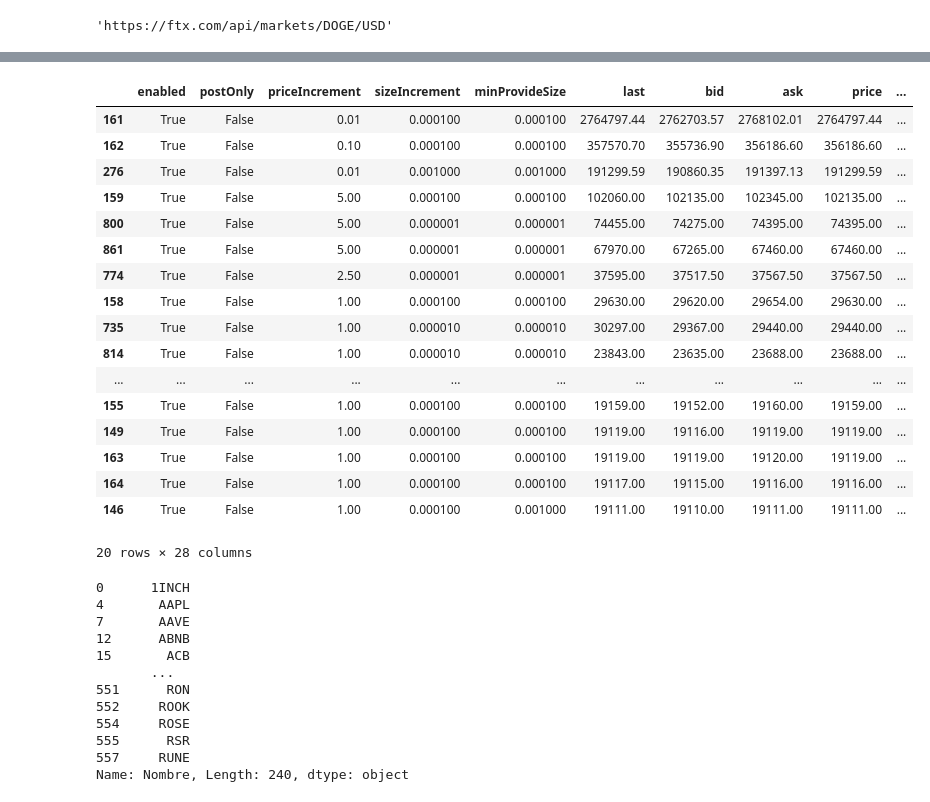
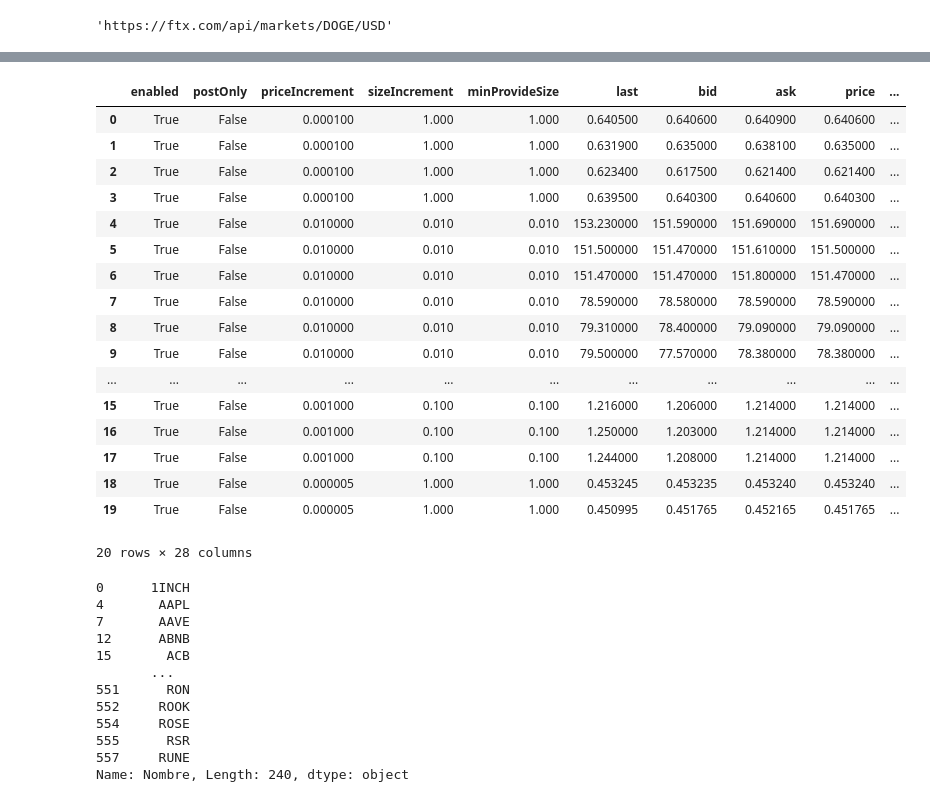
Before and after one commit to Brakions/Streamlit-PI03, a Jupyter notebook: test.ipynb, the cells around one changed output, grey strips where cells are left out. Drawn from its saved outputs; the diff is of its cells as text; code cells hidden in the pictures.

```diff
--- a/test.ipynb
+++ b/test.ipynb
@@ -81,24 +81,24 @@ df.sort_values(by=["price"],ascending=False).head()
 5 rows × 28 columns
 # %%
-df.sort_values(by=["price"],ascending=False).drop_duplicates().head(20)
+df.head(20)
 # %% [output]
 |  | enabled | postOnly | priceIncrement | sizeIncrement | minProvideSize | last | bid | ask | price | ... |
-| 161 | True | False | 0.01 | 0.000100 | 0.000100 | 2764797.44 | 2762703.57 | 2768102.01 | 2764797.44 | ... |
-| 162 | True | False | 0.10 | 0.000100 | 0.000100 | 357570.70 | 355736.90 | 356186.60 | 356186.60 | ... |
-| 276 | True | False | 0.01 | 0.001000 | 0.001000 | 191299.59 | 190860.35 | 191397.13 | 191299.59 | ... |
-| 159 | True | False | 5.00 | 0.000100 | 0.000100 | 102060.00 | 102135.00 | 102345.00 | 102135.00 | ... |
-| 800 | True | False | 5.00 | 0.000001 | 0.000001 | 74455.00 | 74275.00 | 74395.00 | 74395.00 | ... |
-| 861 | True | False | 5.00 | 0.000001 | 0.000001 | 67970.00 | 67265.00 | 67460.00 | 67460.00 | ... |
-| 774 | True | False | 2.50 | 0.000001 | 0.000001 | 37595.00 | 37517.50 | 37567.50 | 37567.50 | ... |
-| 158 | True | False | 1.00 | 0.000100 | 0.000100 | 29630.00 | 29620.00 | 29654.00 | 29630.00 | ... |
-| 735 | True | False | 1.00 | 0.000010 | 0.000010 | 30297.00 | 29367.00 | 29440.00 | 29440.00 | ... |
-| 814 | True | False | 1.00 | 0.000010 | 0.000010 | 23843.00 | 23635.00 | 23688.00 | 23688.00 | ... |
+| 0 | True | False | 0.000100 | 1.000 | 1.000 | 0.640500 | 0.640600 | 0.640900 | 0.640600 | ... |
+| 1 | True | False | 0.000100 | 1.000 | 1.000 | 0.631900 | 0.635000 | 0.638100 | 0.635000 | ... |
+| 2 | True | False | 0.000100 | 1.000 | 1.000 | 0.623400 | 0.617500 | 0.621400 | 0.621400 | ... |
+| 3 | True | False | 0.000100 | 1.000 | 1.000 | 0.639500 | 0.640300 | 0.640600 | 0.640300 | ... |
+| 4 | True | False | 0.010000 | 0.010 | 0.010 | 153.230000 | 151.590000 | 151.690000 | 151.690000 | ... |
+| 5 | True | False | 0.010000 | 0.010 | 0.010 | 151.500000 | 151.470000 | 151.610000 | 151.500000 | ... |
+| 6 | True | False | 0.010000 | 0.010 | 0.010 | 151.470000 | 151.470000 | 151.800000 | 151.470000 | ... |
+| 7 | True | False | 0.010000 | 0.010 | 0.010 | 78.590000 | 78.580000 | 78.590000 | 78.590000 | ... |
+| 8 | True | False | 0.010000 | 0.010 | 0.010 | 79.310000 | 78.400000 | 79.090000 | 79.090000 | ... |
+| 9 | True | False | 0.010000 | 0.010 | 0.010 | 79.500000 | 77.570000 | 78.380000 | 78.380000 | ... |
 | ... | ... | ... | ... | ... | ... | ... | ... | ... | ... | ... |
-| 155 | True | False | 1.00 | 0.000100 | 0.000100 | 19159.00 | 19152.00 | 19160.00 | 19159.00 | ... |
-| 149 | True | False | 1.00 | 0.000100 | 0.000100 | 19119.00 | 19116.00 | 19119.00 | 19119.00 | ... |
-| 163 | True | False | 1.00 | 0.000100 | 0.000100 | 19119.00 | 19119.00 | 19120.00 | 19119.00 | ... |
-| 164 | True | False | 1.00 | 0.000100 | 0.000100 | 19117.00 | 19115.00 | 19116.00 | 19116.00 | ... |
-| 146 | True | False | 1.00 | 0.000100 | 0.001000 | 19111.00 | 19110.00 | 19111.00 | 19111.00 | ... |
+| 15 | True | False | 0.001000 | 0.100 | 0.100 | 1.216000 | 1.206000 | 1.214000 | 1.214000 | ... |
+| 16 | True | False | 0.001000 | 0.100 | 0.100 | 1.250000 | 1.203000 | 1.214000 | 1.214000 | ... |
+| 17 | True | False | 0.001000 | 0.100 | 0.100 | 1.244000 | 1.208000 | 1.214000 | 1.214000 | ... |
+| 18 | True | False | 0.000005 | 1.000 | 1.000 | 0.453245 | 0.453235 | 0.453240 | 0.453240 | ... |
+| 19 | True | False | 0.000005 | 1.000 | 1.000 | 0.450995 | 0.451765 | 0.452165 | 0.451765 | ... |
 20 rows × 28 columns
 # %%
 new2 =df2["name"].str.split(",",n=1,expand=True)
```
Also changed, not shown: parts of 24 cells of this notebook, 2 other files.
